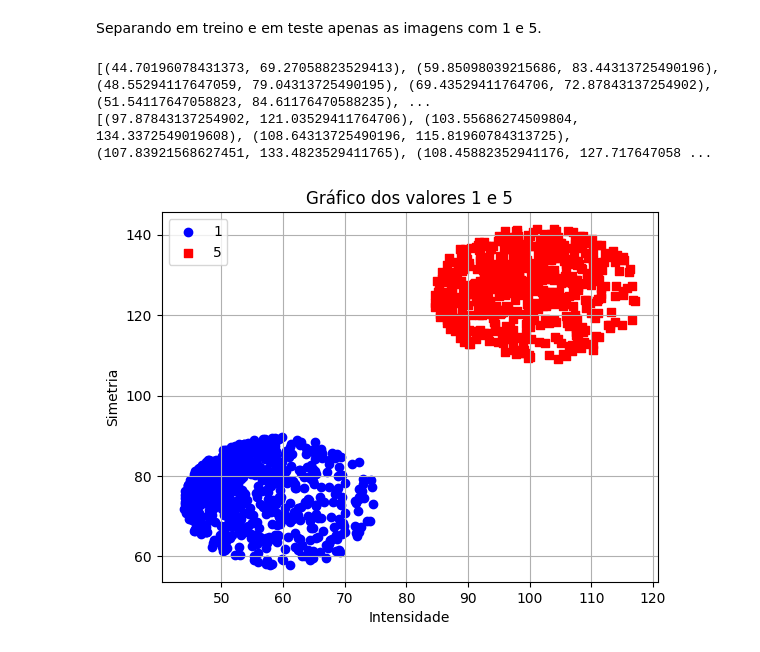
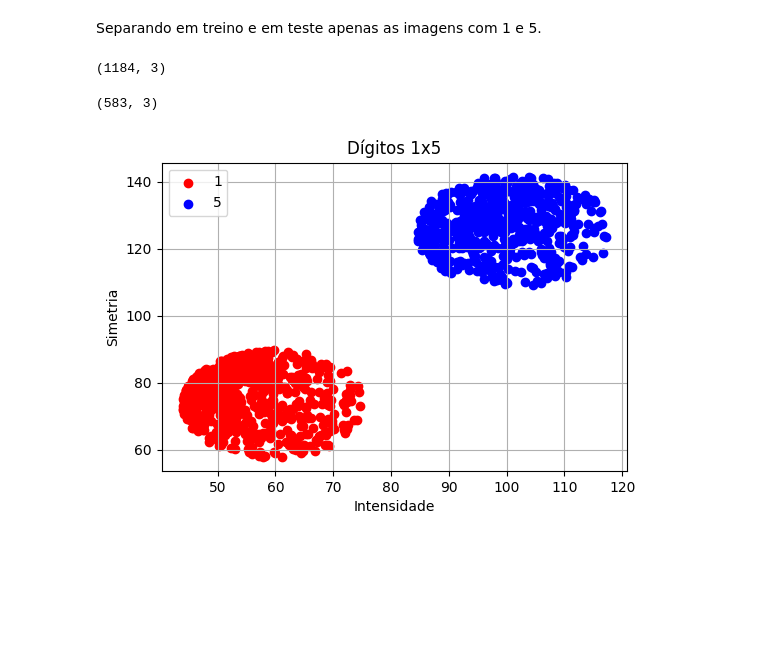
Before and after one commit to juliamssilva/classificador_digitos, a Jupyter notebook: mnsit.ipynb, the cells around one changed output. Saved outputs shown, nothing was run; the diff lists cells and outputs as text; code cells hidden in the pictures; blank space fills up the shorter version.

```diff
--- a/mnsit.ipynb
+++ b/mnsit.ipynb
@@ -274,37 +184,41 @@ with open("test_redu.csv", "r", encoding="utf-8") as arq_entrada, \
-# %%
-dados_label1 = []
-dados_label5 = []
-
-with open("train1x5.csv", "r", encoding="utf-8") as arquivo:
-    leitor = csv.reader(arquivo, delimiter=";")  # define que o separador é ";"
-
-    for label, intensidade, simetria in leitor:
-        if label == "1":
-            dados_label1.append((float(intensidade), float(simetria)))
-        else:
-            dados_label5.append((float(intensidade), float(simetria)))
-
-print(dados_label1)
-print(dados_label5)
-# %% [output]
-[(44.70196078431373, 69.27058823529413), (59.85098039215686, 83.44313725490196), (48.55294117647059, 79.04313725490195), (69.43529411764706, 72.87843137254902), (51.54117647058823, 84.61176470588235), ...
-[(97.87843137254902, 121.03529411764706), (103.55686274509804, 134.3372549019608), (108.64313725490196, 115.81960784313725), (107.83921568627451, 133.4823529411765), (108.45882352941176, 127.717647058 ...
-# %%
-x1 = [p[0] for p in dados_label1]
-y1 = [p[1] for p in dados_label1]
-
-x5 = [p[0] for p in dados_label5]
-y5 = [p[1] for p in dados_label5]
-
-# Plotar os dois grupos com cores e marcadores diferentes
-plt.scatter(x1, y1, color='blue', marker='o', label='1')
-plt.scatter(x5, y5, color='red', marker='s', label='5')
-
-plt.title("Gráfico dos valores 1 e 5")
-plt.xlabel("Intensidade")
-plt.ylabel("Simetria")
-plt.legend()
-plt.grid(True)
-plt.show()
-# %% [output]
-[figure, removed]
+# %%
+
+# Carregar os dados (ajuste o caminho do arquivo)
+df_train_redu = pd.read_csv('train_redu.csv', sep=';', header=None,
+                 names=['label', 'intensidade', 'simetricidade'])
+
+# Filtrar apenas as linhas com label 1 ou 5
+df_train_1x5 = df_train_redu[df_train_redu['label'].isin([1, 5])]
+
+df_train_1x5.shape
+# %% [output]
+(1184, 3)
+# %%
+# Carregar os dados (ajuste o caminho do arquivo)
+df_test_redu = pd.read_csv('test_redu.csv', sep=';', header=None,
+                 names=['label', 'intensidade', 'simetricidade'])
+
+# Filtrar apenas as linhas com label 1 ou 5
+df_test_1x5 = df_test_redu[df_test_redu['label'].isin([1, 5])]
+
+df_test_1x5.shape
+# %% [output]
+(583, 3)
+# %%
+train_1 = df_train_1x5[df_train_1x5['label'] == 1]
+train_5 = df_train_1x5[df_train_1x5['label'] == 5]
+
+
+plt.figure(figsize=(6, 4))
+
+plt.scatter(train_1['intensidade'], train_1['simetricidade'], c='red', label='1')
+plt.scatter(train_5['intensidade'], train_5['simetricidade'], c='blue', label='5')
+
+plt.xlabel('Intensidade')
+plt.ylabel('Simetria')
+plt.title('Dígitos 1x5')
+plt.legend()
+plt.grid(True)
+plt.show()
+# %% [output]
+[figure, added]
```
Also changed, not shown: parts of 12 cells of this notebook, 2 other files.
